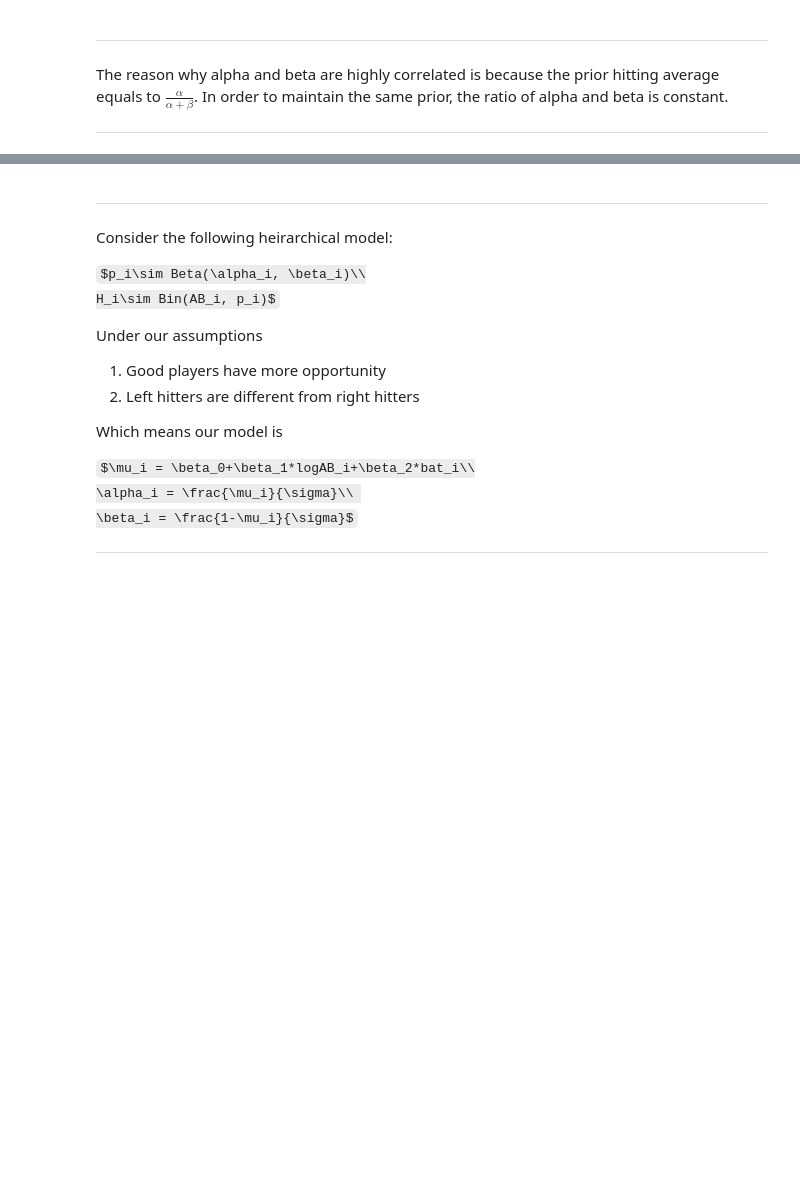
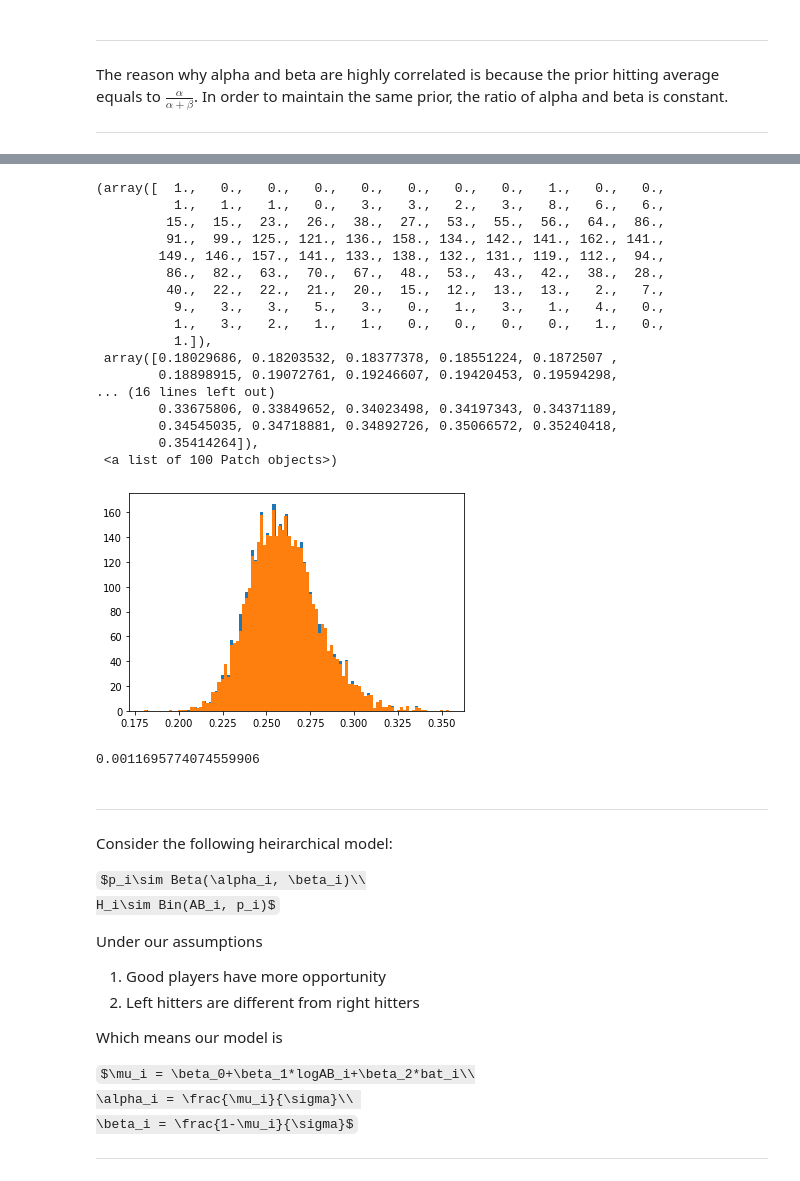
Before and after one commit to WellFan/bayesian_with_baseball, a Jupyter notebook: baseball.ipynb, the cells around one changed output, grey strips where cells are left out. Drawn from its saved outputs; the diff is of its cells as text; code cells hidden in the pictures; some formulas as TeX source; blank space fills up the shorter version.

Commit message:
Directly estimate p in the stan model.

```diff
--- a/baseball.ipynb
+++ b/baseball.ipynb
@@ -398,0 +399,21 @@ az.plot_pair(fit)
+# %%
+text3 = '''
+data{
+  int<lower=0> N;
+  int<lower=0> AB[N];
+  int<lower=0> H[N];
+}
+parameters{
+  real<lower=80, upper=120> alpha;
+  real<lower=210, upper=290> beta;
+  vector<lower=0.001, upper=1>[N] p;
+}
+model{
+  p~beta(alpha, beta);
+  H~binomial(AB, p);
+}
+'''
+stan_data = {'N':4245, 'AB':list(career_name2['AB'].astype(int)), 'H': list(career_name2['H'].astype(int))}
+posterior = stan.build(text3, data=stan_data)
+fit = posterior.sample(num_chains=1, num_samples=1000)
+df_new = fit.to_frame()
@@ -399,3 +450,31 @@ az.plot_pair(fit)
+# %%
+avg_stan_new = np.array(pd.melt(pd.DataFrame(df_new.iloc[:,9:].mean()), id_vars=None)['value'])
+avg_stan = np.array((career_name2['H']+df.alpha.mean())/(career_name2['AB']+df.alpha.mean()+df.beta.mean()))
+plt.hist(avg_stan, bins=100)
+plt.hist(avg_stan_new, bins=100)
+# %% [output]
+(array([  1.,   0.,   0.,   0.,   0.,   0.,   0.,   0.,   1.,   0.,   0.,
+          1.,   1.,   1.,   0.,   3.,   3.,   2.,   3.,   8.,   6.,   6.,
+         15.,  15.,  23.,  26.,  38.,  27.,  53.,  55.,  56.,  64.,  86.,
+         91.,  99., 125., 121., 136., 158., 134., 142., 141., 162., 141.,
+        149., 146., 157., 141., 133., 138., 132., 131., 119., 112.,  94.,
+         86.,  82.,  63.,  70.,  67.,  48.,  53.,  43.,  42.,  38.,  28.,
+         40.,  22.,  22.,  21.,  20.,  15.,  12.,  13.,  13.,   2.,   7.,
+          9.,   3.,   3.,   5.,   3.,   0.,   1.,   3.,   1.,   4.,   0.,
+          1.,   3.,   2.,   1.,   1.,   0.,   0.,   0.,   0.,   1.,   0.,
+          1.]),
+ array([0.18029686, 0.18203532, 0.18377378, 0.18551224, 0.1872507 ,
+        0.18898915, 0.19072761, 0.19246607, 0.19420453, 0.19594298,
+... (16 lines left out)
+        0.33675806, 0.33849652, 0.34023498, 0.34197343, 0.34371189,
+        0.34545035, 0.34718881, 0.34892726, 0.35066572, 0.35240418,
+        0.35414264]),
+ <a list of 100 Patch objects>)
+[figure, added]
+# %%
+max(abs(avg_stan-avg_stan_new))
+# %% [output]
+0.0011695774074559906
 # %% [markdown]
 ---
 
```
Also changed, not shown: parts of 10 cells of this notebook.
